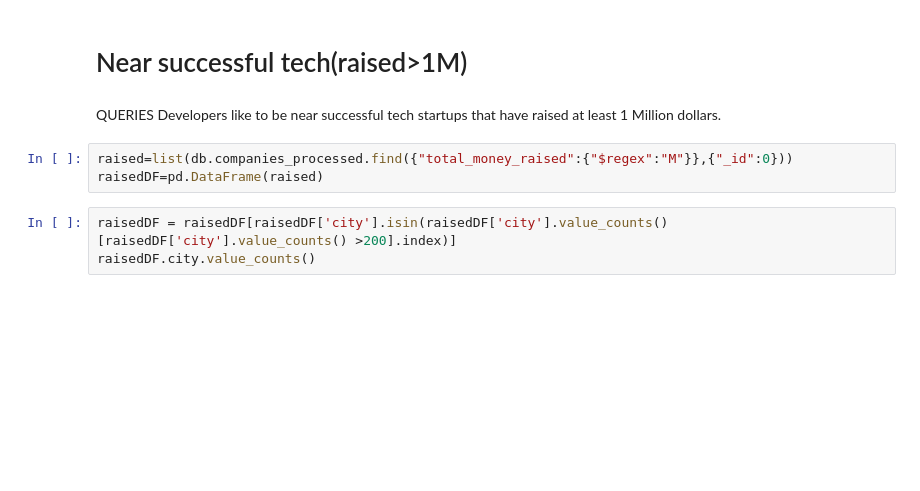
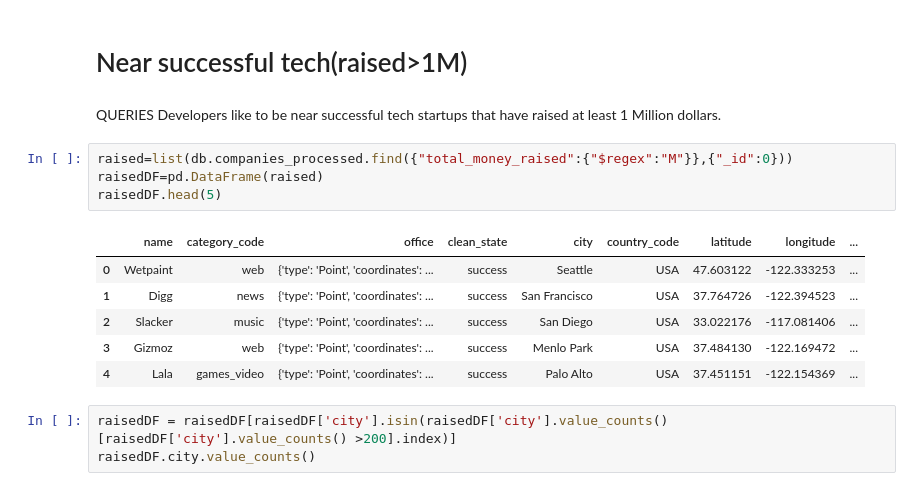
Before and after one commit to mariamoyano/geo-gaming-project, a Jupyter notebook: geoGaming.ipynb, the cells around one changed output. Saved outputs shown, nothing was run; the diff lists cells and outputs as text; blank space fills up the shorter version.

```diff
--- a/geoGaming.ipynb
+++ b/geoGaming.ipynb
@@ -18,6 +18,14 @@ Developers like to be near successful tech startups that have raised at least 1
 # %%
 raised=list(db.companies_processed.find({"total_money_raised":{"$regex":"M"}},{"_id":0}))
 raisedDF=pd.DataFrame(raised)
+raisedDF.head(5)
+# %% [output]
+|  | name | category_code | office | clean_state | city | country_code | latitude | longitude | ... |
+| 0 | Wetpaint | web | {'type': 'Point', 'coordinates': ... | success | Seattle | USA | 47.603122 | -122.333253 | ... |
+| 1 | Digg | news | {'type': 'Point', 'coordinates': ... | success | San Francisco | USA | 37.764726 | -122.394523 | ... |
+| 2 | Slacker | music | {'type': 'Point', 'coordinates': ... | success | San Diego | USA | 33.022176 | -117.081406 | ... |
+| 3 | Gizmoz | web | {'type': 'Point', 'coordinates': ... | success | Menlo Park | USA | 37.484130 | -122.169472 | ... |
+| 4 | Lala | games_video | {'type': 'Point', 'coordinates': ... | success | Palo Alto | USA | 37.451151 | -122.154369 | ... |
 # %%
 raisedDF = raisedDF[raisedDF['city'].isin(raisedDF['city'].value_counts()[raisedDF['city'].value_counts() >200].index)]
 raisedDF.city.value_counts()
```
